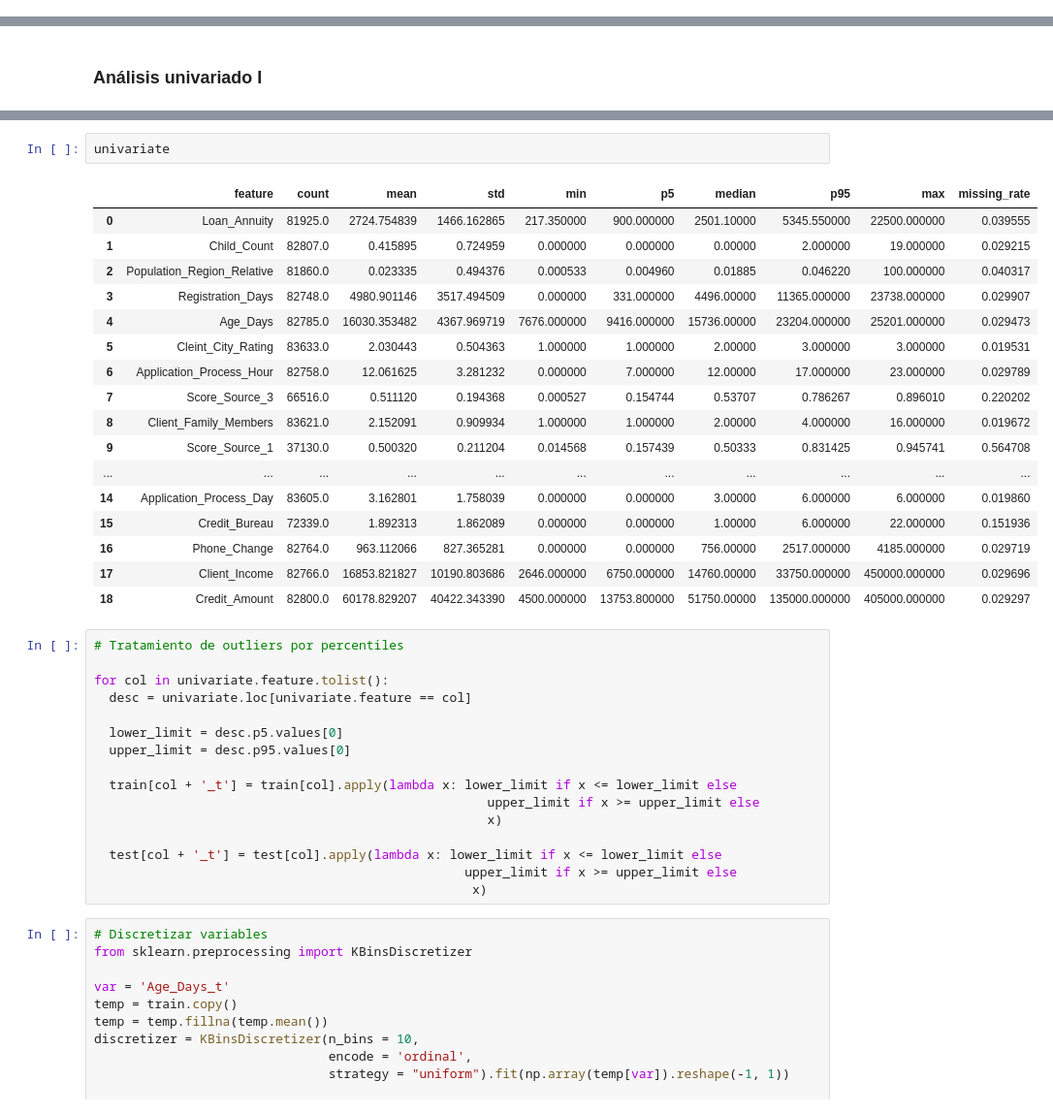
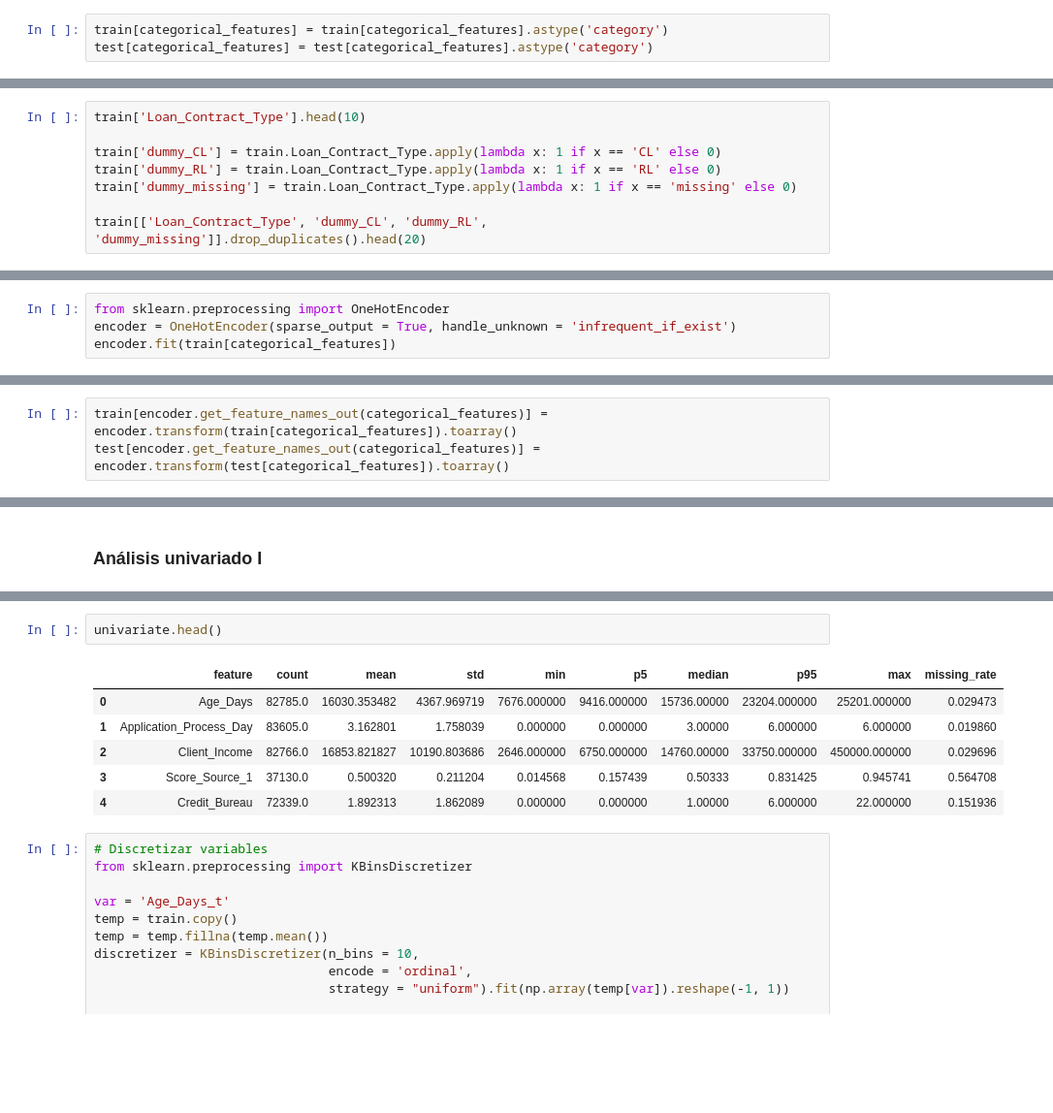
Before and after one commit to AntonioGarciaData/prueba_codigos_PEA_ML_DL, a Jupyter notebook: Supervised_models/Logistic_regression/Credit_Scoring.ipynb, the cells around one changed output, grey strips where cells are left out. Shown: that part at 97% size. Saved outputs shown, nothing was run; the diff lists cells and outputs as text; blank space fills up the shorter version.

```diff
--- a/Supervised_models/Logistic_regression/Credit_Scoring.ipynb
+++ b/Supervised_models/Logistic_regression/Credit_Scoring.ipynb
@@ -105,0 +201,3 @@ test.Default.mean()
+# %%
+train[categorical_features] = train[categorical_features].astype('category')
+test[categorical_features] = test[categorical_features].astype('category')
@@ -105,0 +246,8 @@ test.Default.mean()
+# %%
+train['Loan_Contract_Type'].head(10)
+
+train['dummy_CL'] = train.Loan_Contract_Type.apply(lambda x: 1 if x == 'CL' else 0)
+train['dummy_RL'] = train.Loan_Contract_Type.apply(lambda x: 1 if x == 'RL' else 0)
+train['dummy_missing'] = train.Loan_Contract_Type.apply(lambda x: 1 if x == 'missing' else 0)
+
+train[['Loan_Contract_Type', 'dummy_CL', 'dummy_RL', 'dummy_missing']].drop_duplicates().head(20)
@@ -105,0 +259,4 @@ test.Default.mean()
+# %%
+from sklearn.preprocessing import OneHotEncoder
+encoder = OneHotEncoder(sparse_output = True, handle_unknown = 'infrequent_if_exist')
+encoder.fit(train[categorical_features])
@@ -105,0 +265,3 @@ test.Default.mean()
+# %%
+train[encoder.get_feature_names_out(categorical_features)] = encoder.transform(train[categorical_features]).toarray()
+test[encoder.get_feature_names_out(categorical_features)] = encoder.transform(test[categorical_features]).toarray()
@@ -126,39 +313,12 @@ univariate.head()
 # %%
-univariate
+univariate.head()
 # %% [output]
 |  | feature | count | mean | std | min | p5 | median | p95 | max | missing_rate |
-| 0 | Loan_Annuity | 81925.0 | 2724.754839 | 1466.162865 | 217.350000 | 900.000000 | 2501.10000 | 5345.550000 | 22500.000000 | 0.039555 |
-| 1 | Child_Count | 82807.0 | 0.415895 | 0.724959 | 0.000000 | 0.000000 | 0.00000 | 2.000000 | 19.000000 | 0.029215 |
-| 2 | Population_Region_Relative | 81860.0 | 0.023335 | 0.494376 | 0.000533 | 0.004960 | 0.01885 | 0.046220 | 100.000000 | 0.040317 |
-| 3 | Registration_Days | 82748.0 | 4980.901146 | 3517.494509 | 0.000000 | 331.000000 | 4496.00000 | 11365.000000 | 23738.000000 | 0.029907 |
-| 4 | Age_Days | 82785.0 | 16030.353482 | 4367.969719 | 7676.000000 | 9416.000000 | 15736.00000 | 23204.000000 | 25201.000000 | 0.029473 |
-| 5 | Cleint_City_Rating | 83633.0 | 2.030443 | 0.504363 | 1.000000 | 1.000000 | 2.00000 | 3.000000 | 3.000000 | 0.019531 |
-| 6 | Application_Process_Hour | 82758.0 | 12.061625 | 3.281232 | 0.000000 | 7.000000 | 12.00000 | 17.000000 | 23.000000 | 0.029789 |
-| 7 | Score_Source_3 | 66516.0 | 0.511120 | 0.194368 | 0.000527 | 0.154744 | 0.53707 | 0.786267 | 0.896010 | 0.220202 |
-| 8 | Client_Family_Members | 83621.0 | 2.152091 | 0.909934 | 1.000000 | 1.000000 | 2.00000 | 4.000000 | 16.000000 | 0.019672 |
-| 9 | Score_Source_1 | 37130.0 | 0.500320 | 0.211204 | 0.014568 | 0.157439 | 0.50333 | 0.831425 | 0.945741 | 0.564708 |
-| ... | ... | ... | ... | ... | ... | ... | ... | ... | ... | ... |
-| 14 | Application_Process_Day | 83605.0 | 3.162801 | 1.758039 | 0.000000 | 0.000000 | 3.00000 | 6.000000 | 6.000000 | 0.019860 |
-| 15 | Credit_Bureau | 72339.0 | 1.892313 | 1.862089 | 0.000000 | 0.000000 | 1.00000 | 6.000000 | 22.000000 | 0.151936 |
-| 16 | Phone_Change | 82764.0 | 963.112066 | 827.365281 | 0.000000 | 0.000000 | 756.00000 | 2517.000000 | 4185.000000 | 0.029719 |
-| 17 | Client_Income | 82766.0 | 16853.821827 | 10190.803686 | 2646.000000 | 6750.000000 | 14760.00000 | 33750.000000 | 450000.000000 | 0.029696 |
-| 18 | Credit_Amount | 82800.0 | 60178.829207 | 40422.343390 | 4500.000000 | 13753.800000 | 51750.00000 | 135000.000000 | 405000.000000 | 0.029297 |
+| 0 | Age_Days | 82785.0 | 16030.353482 | 4367.969719 | 7676.000000 | 9416.000000 | 15736.00000 | 23204.000000 | 25201.000000 | 0.029473 |
+| 1 | Application_Process_Day | 83605.0 | 3.162801 | 1.758039 | 0.000000 | 0.000000 | 3.00000 | 6.000000 | 6.000000 | 0.019860 |
+| 2 | Client_Income | 82766.0 | 16853.821827 | 10190.803686 | 2646.000000 | 6750.000000 | 14760.00000 | 33750.000000 | 450000.000000 | 0.029696 |
+| 3 | Score_Source_1 | 37130.0 | 0.500320 | 0.211204 | 0.014568 | 0.157439 | 0.50333 | 0.831425 | 0.945741 | 0.564708 |
+| 4 | Credit_Bureau | 72339.0 | 1.892313 | 1.862089 | 0.000000 | 0.000000 | 1.00000 | 6.000000 | 22.000000 | 0.151936 |
-# %%
-# Tratamiento de outliers por percentiles
-
-for col in univariate.feature.tolist():
-  desc = univariate.loc[univariate.feature == col]
-
-  lower_limit = desc.p5.values[0]
-  upper_limit = desc.p95.values[0]
-
-  train[col + '_t'] = train[col].apply(lambda x: lower_limit if x <= lower_limit else
-                                                    upper_limit if x >= upper_limit else
-                                                    x)
-
-  test[col + '_t'] = test[col].apply(lambda x: lower_limit if x <= lower_limit else
-                                                 upper_limit if x >= upper_limit else
-                                                  x)
 # %%
 # Discretizar variables
 from sklearn.preprocessing import KBinsDiscretizer
```
Also changed, not shown: parts of 41 cells of this notebook.
